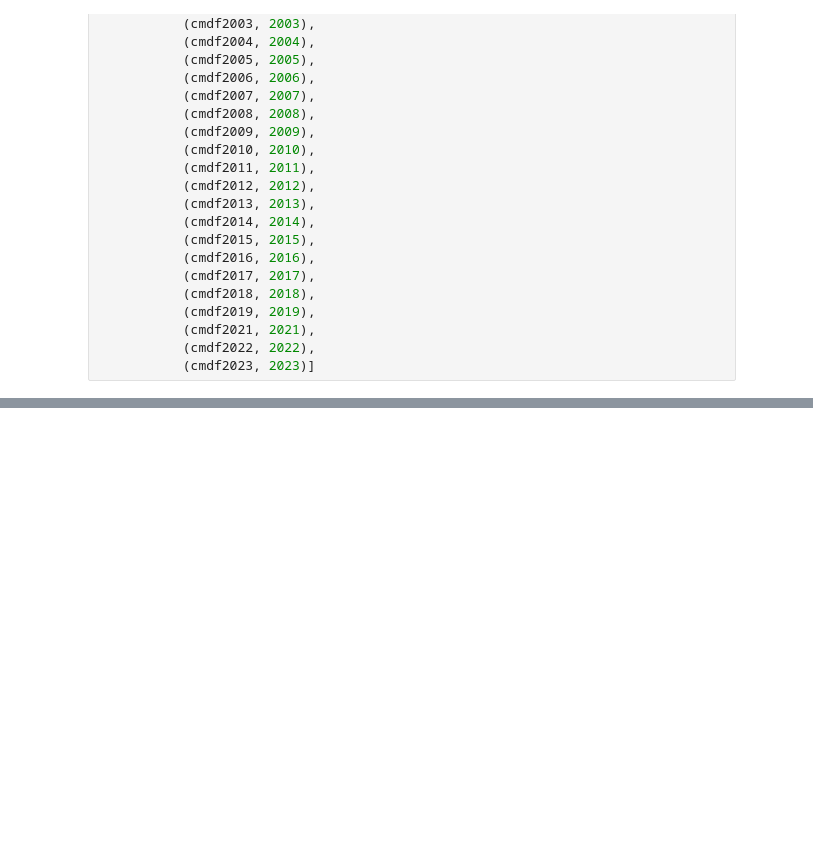
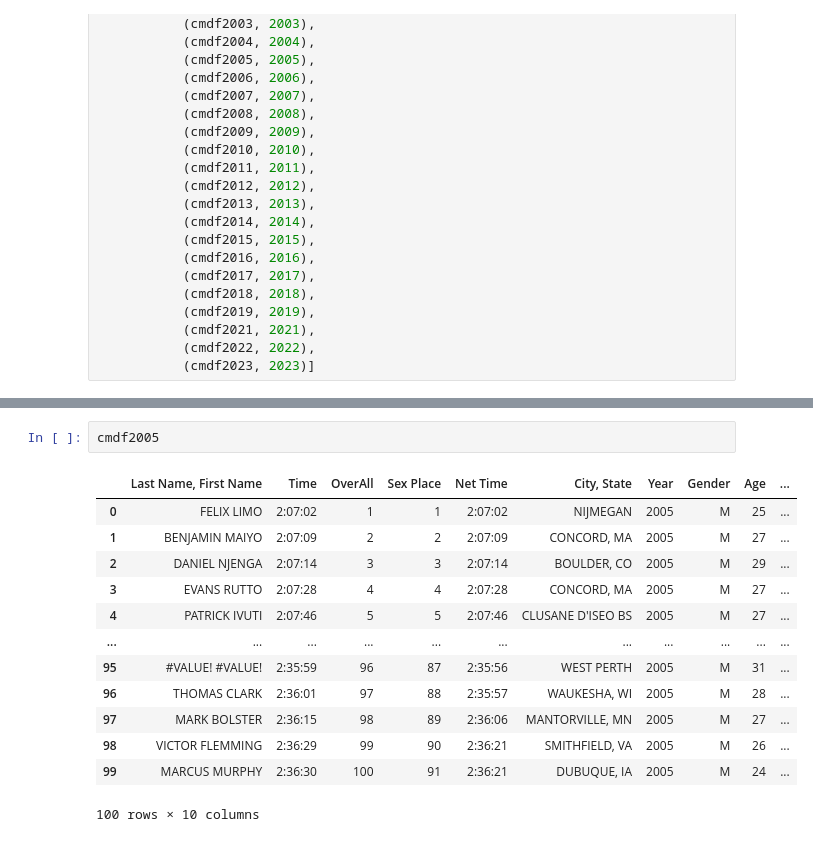
Before and after one commit to snwnkang/CS171_Final_vis_Marathon, a Jupyter notebook: Data_cleanup.ipynb, the cells around one changed output, grey strips where cells are left out. Saved outputs shown, nothing was run; the diff lists cells and outputs as text; blank space fills up the shorter version.

```diff
--- a/Data_cleanup.ipynb
+++ b/Data_cleanup.ipynb
@@ -109,0 +201,16 @@ for df in all_dfs:
+# %%
+cmdf2005
+# %% [output]
+|  | Last Name, First Name | Time | OverAll | Sex Place | Net Time | City, State | Year | Gender | Age | ... |
+| 0 | FELIX LIMO | 2:07:02 | 1 | 1 | 2:07:02 | NIJMEGAN | 2005 | M | 25 | ... |
+| 1 | BENJAMIN MAIYO | 2:07:09 | 2 | 2 | 2:07:09 | CONCORD, MA | 2005 | M | 27 | ... |
+| 2 | DANIEL NJENGA | 2:07:14 | 3 | 3 | 2:07:14 | BOULDER, CO | 2005 | M | 29 | ... |
+| 3 | EVANS RUTTO | 2:07:28 | 4 | 4 | 2:07:28 | CONCORD, MA | 2005 | M | 27 | ... |
+| 4 | PATRICK IVUTI | 2:07:46 | 5 | 5 | 2:07:46 | CLUSANE D'ISEO BS | 2005 | M | 27 | ... |
+| ... | ... | ... | ... | ... | ... | ... | ... | ... | ... | ... |
+| 95 | #VALUE! #VALUE! | 2:35:59 | 96 | 87 | 2:35:56 | WEST PERTH | 2005 | M | 31 | ... |
+| 96 | THOMAS CLARK | 2:36:01 | 97 | 88 | 2:35:57 | WAUKESHA, WI | 2005 | M | 28 | ... |
+| 97 | MARK BOLSTER | 2:36:15 | 98 | 89 | 2:36:06 | MANTORVILLE, MN | 2005 | M | 27 | ... |
+| 98 | VICTOR FLEMMING | 2:36:29 | 99 | 90 | 2:36:21 | SMITHFIELD, VA | 2005 | M | 26 | ... |
+| 99 | MARCUS MURPHY | 2:36:30 | 100 | 91 | 2:36:21 | DUBUQUE, IA | 2005 | M | 24 | ... |
+100 rows × 10 columns
```
Also changed, not shown: parts of 28 cells of this notebook.
